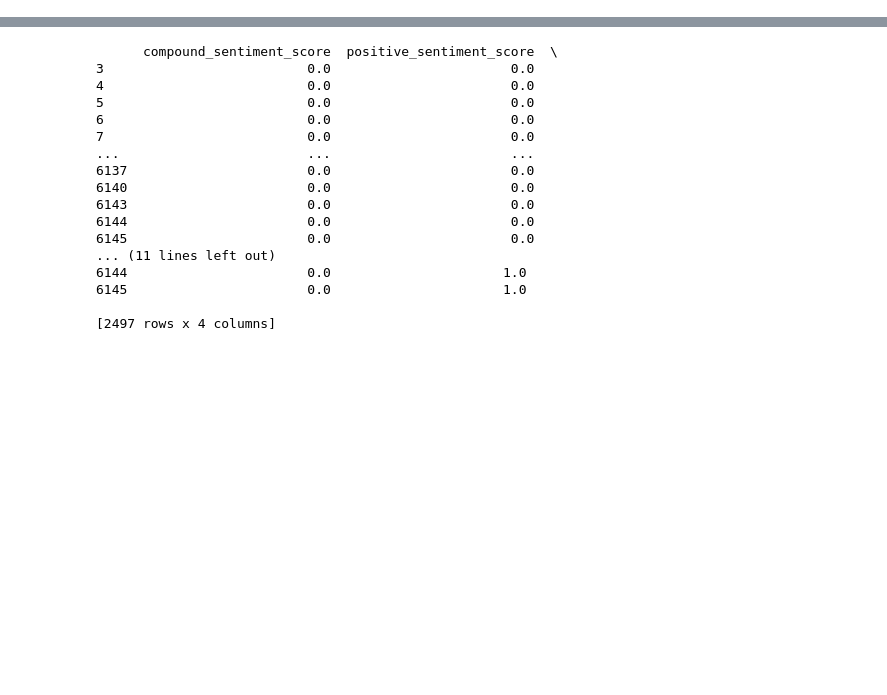
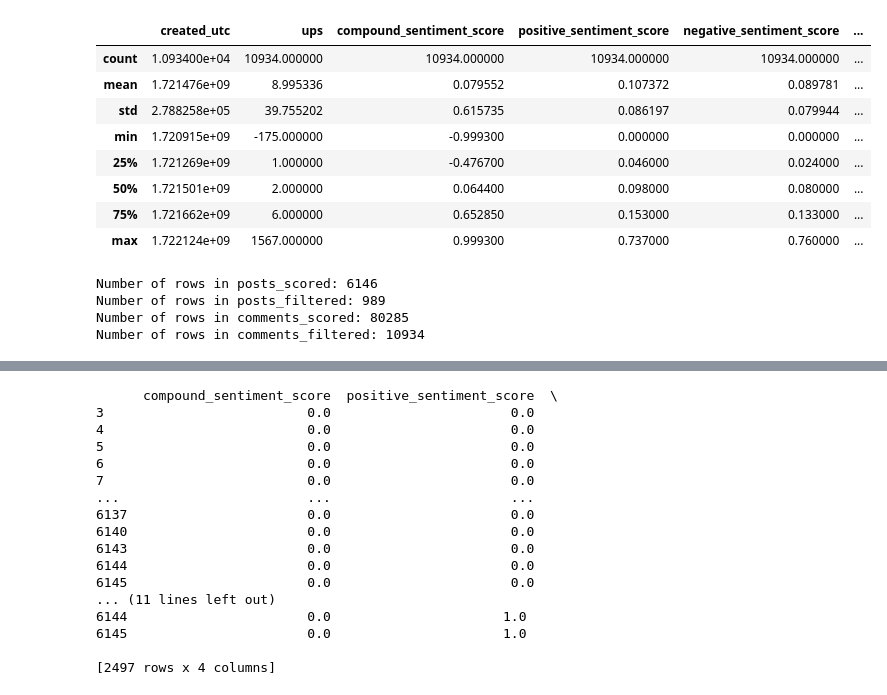
Before and after one commit to BrianXiao1217/DS4002-project1, a Jupyter notebook: SCRIPTS/plot.ipynb, the cells around one changed output, grey strips where cells are left out. Cells and saved outputs as stored; diff of their text form; code cells hidden in the pictures; blank space fills up the shorter version.

```diff
--- a/SCRIPTS/plot.ipynb
+++ b/SCRIPTS/plot.ipynb
@@ -50,0 +58,26 @@ posts_scored.describe()
+# %%
+comments_filtered.describe()
+# %% [output]
+|  | created_utc | ups | compound_sentiment_score | positive_sentiment_score | negative_sentiment_score | ... |
+| count | 1.093400e+04 | 10934.000000 | 10934.000000 | 10934.000000 | 10934.000000 | ... |
+| mean | 1.721476e+09 | 8.995336 | 0.079552 | 0.107372 | 0.089781 | ... |
+| std | 2.788258e+05 | 39.755202 | 0.615735 | 0.086197 | 0.079944 | ... |
+| min | 1.720915e+09 | -175.000000 | -0.999300 | 0.000000 | 0.000000 | ... |
+| 25% | 1.721269e+09 | 1.000000 | -0.476700 | 0.046000 | 0.024000 | ... |
+| 50% | 1.721501e+09 | 2.000000 | 0.064400 | 0.098000 | 0.080000 | ... |
+| 75% | 1.721662e+09 | 6.000000 | 0.652850 | 0.153000 | 0.133000 | ... |
+| max | 1.722124e+09 | 1567.000000 | 0.999300 | 0.737000 | 0.760000 | ... |
+# %%
+num_rows = posts_scored.shape[0]
+print(f'Number of rows in posts_scored: {num_rows}')
+num_rows = posts_filtered.shape[0]
+print(f'Number of rows in posts_filtered: {num_rows}')
+num_rows = comments_scored.shape[0]
+print(f'Number of rows in comments_scored: {num_rows}')
+num_rows = comments_filtered.shape[0]
+print(f'Number of rows in comments_filtered: {num_rows}')
+# %% [output]
+Number of rows in posts_scored: 6146
+Number of rows in posts_filtered: 989
+Number of rows in comments_scored: 80285
+Number of rows in comments_filtered: 10934
```
Also changed, not shown: parts of 7 cells of this notebook, 2 other files.
